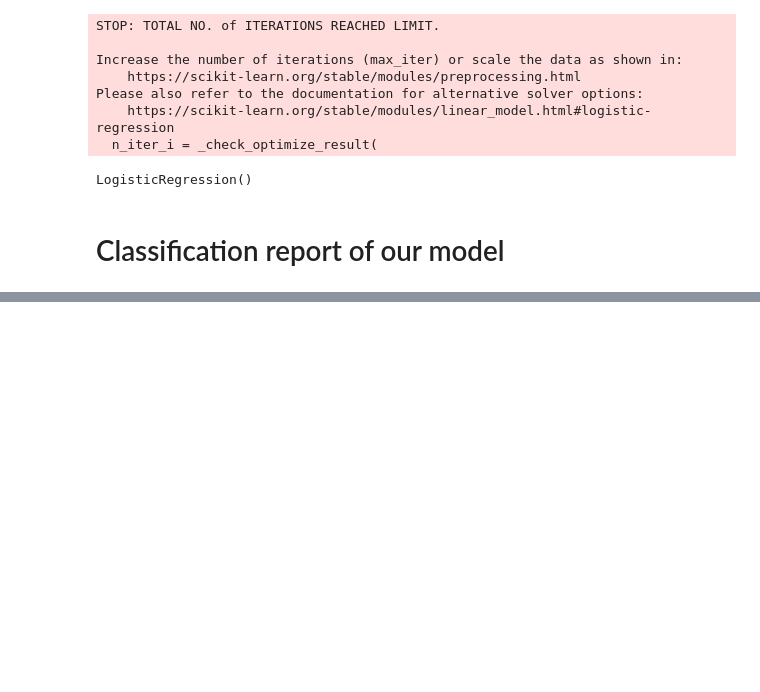
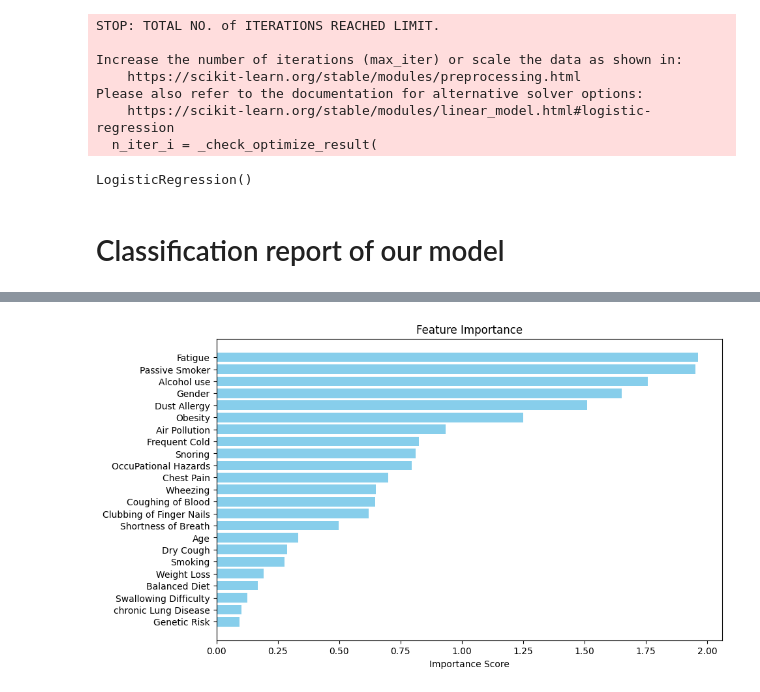
Before and after one commit to Jaynayon/cancer-predictor, a Jupyter notebook: cancer-predictor.ipynb, the cells around one changed output, grey strips where cells are left out. Drawn from its saved outputs; the diff is of its cells as text; code cells hidden in the pictures; blank space fills up the shorter version.

```diff
--- a/cancer-predictor.ipynb
+++ b/cancer-predictor.ipynb
@@ -199,0 +214,19 @@ weighted avg       0.99      0.99      0.99       250
+# %%
+feature_importance = np.abs(model.coef_[0])  # Coefficients represent importance
+
+# Create a dataframe for visualization
+features = x.columns
+importances = pd.DataFrame({'Feature': features, 'Importance': feature_importance})
+
+# Sort values for better visualization
+importances = importances.sort_values(by='Importance', ascending=False)
+
+
+plt.figure(figsize=(10, 6))
+plt.barh(importances['Feature'], importances['Importance'], color='skyblue')
+plt.xlabel('Importance Score')
+plt.title('Feature Importance')
+plt.gca().invert_yaxis()  # Invert axis to have the highest importance at the top
+plt.show()
+# %% [output]
+[figure, added]
```
Also changed, not shown: parts of 2 cells of this notebook.
